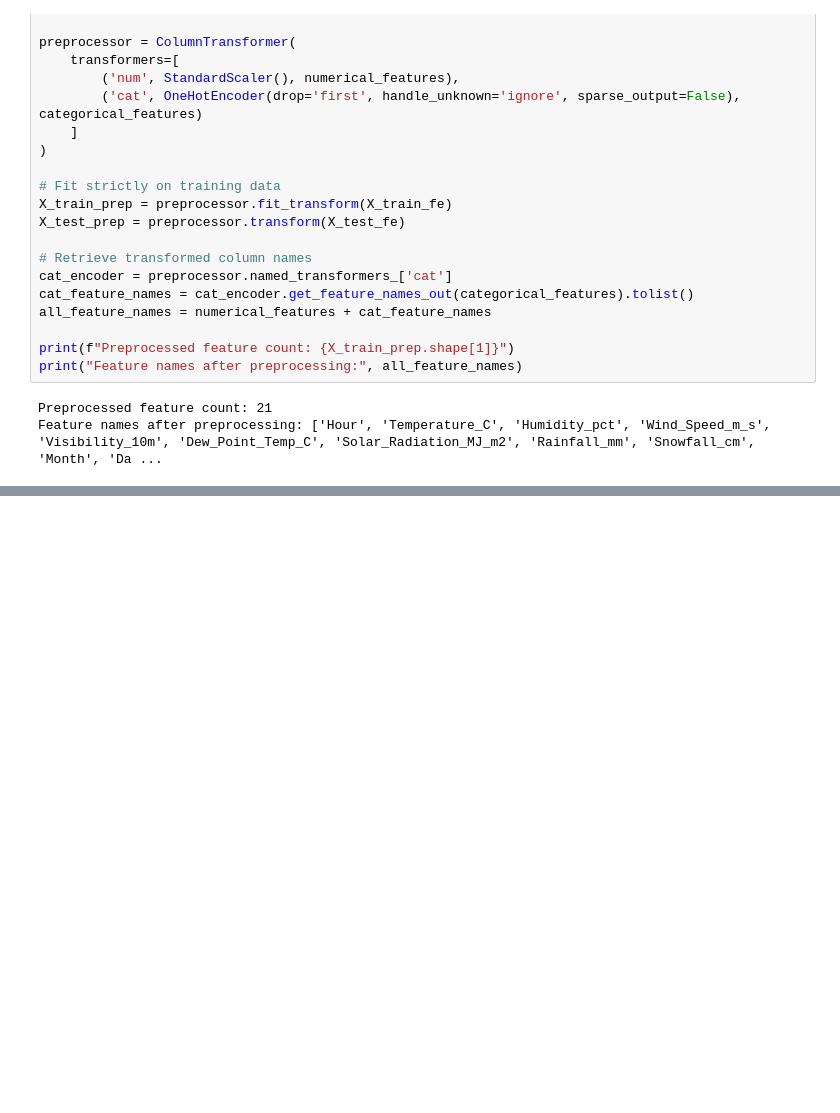
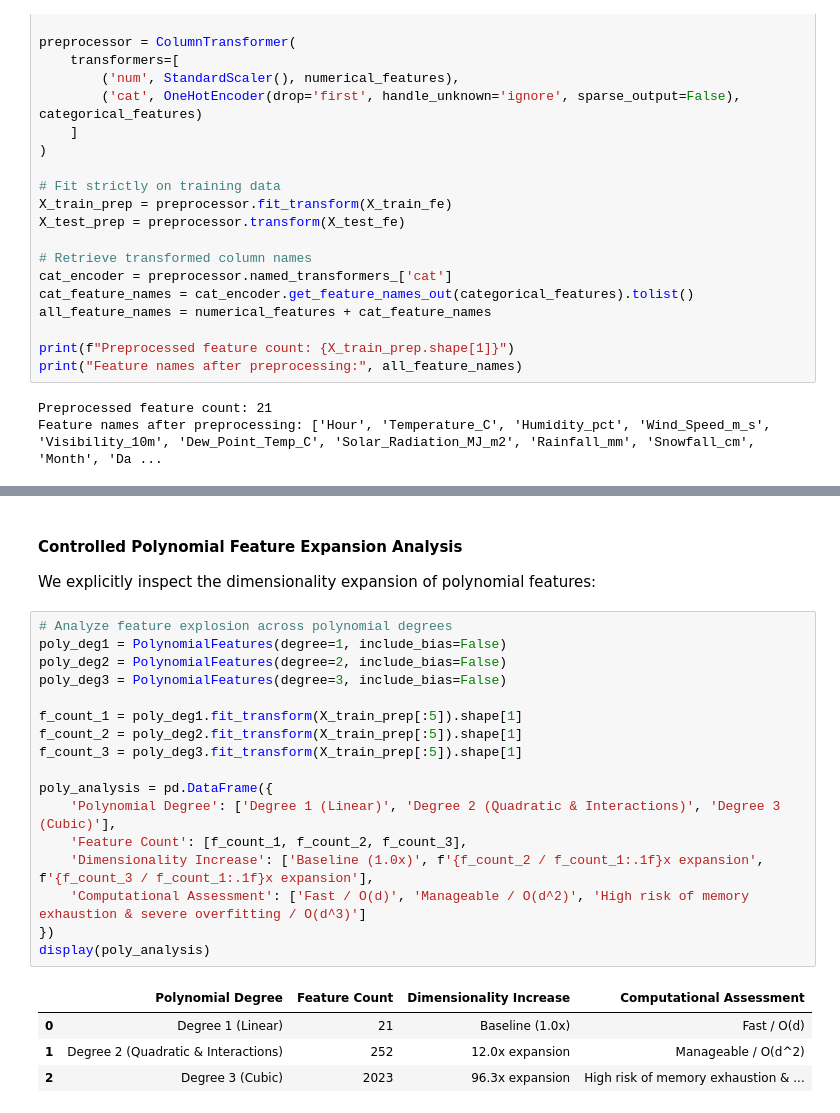
Before and after one commit to Ne-Ran/Machine-Learning-Capstone-Project, a Jupyter notebook: Notebooks/regression.ipynb, the cells around one changed output, grey strips where cells are left out. Cells and saved outputs as stored; diff of their text form; blank space fills up the shorter version.

```diff
--- a/Notebooks/regression.ipynb
+++ b/Notebooks/regression.ipynb
@@ -639,0 +732,25 @@ Feature names after preprocessing: ['Hour', 'Temperature_C', 'Humidity_pct', 'Wi
+# %% [markdown]
+#### Controlled Polynomial Feature Expansion Analysis
+We explicitly inspect the dimensionality expansion of polynomial features:
+# %%
+# Analyze feature explosion across polynomial degrees
+poly_deg1 = PolynomialFeatures(degree=1, include_bias=False)
+poly_deg2 = PolynomialFeatures(degree=2, include_bias=False)
+poly_deg3 = PolynomialFeatures(degree=3, include_bias=False)
+
+f_count_1 = poly_deg1.fit_transform(X_train_prep[:5]).shape[1]
+f_count_2 = poly_deg2.fit_transform(X_train_prep[:5]).shape[1]
+f_count_3 = poly_deg3.fit_transform(X_train_prep[:5]).shape[1]
+
+poly_analysis = pd.DataFrame({
+    'Polynomial Degree': ['Degree 1 (Linear)', 'Degree 2 (Quadratic & Interactions)', 'Degree 3 (Cubic)'],
+    'Feature Count': [f_count_1, f_count_2, f_count_3],
+    'Dimensionality Increase': ['Baseline (1.0x)', f'{f_count_2 / f_count_1:.1f}x expansion', f'{f_count_3 / f_count_1:.1f}x expansion'],
+    'Computational Assessment': ['Fast / O(d)', 'Manageable / O(d^2)', 'High risk of memory exhaustion & severe overfitting / O(d^3)']
+})
+display(poly_analysis)
+# %% [output]
+|  | Polynomial Degree | Feature Count | Dimensionality Increase | Computational Assessment |
+| 0 | Degree 1 (Linear) | 21 | Baseline (1.0x) | Fast / O(d) |
+| 1 | Degree 2 (Quadratic & Interactions) | 252 | 12.0x expansion | Manageable / O(d^2) |
+| 2 | Degree 3 (Cubic) | 2023 | 96.3x expansion | High risk of memory exhaustion & ... |
```
Also changed, not shown: parts of 3 cells of this notebook.
